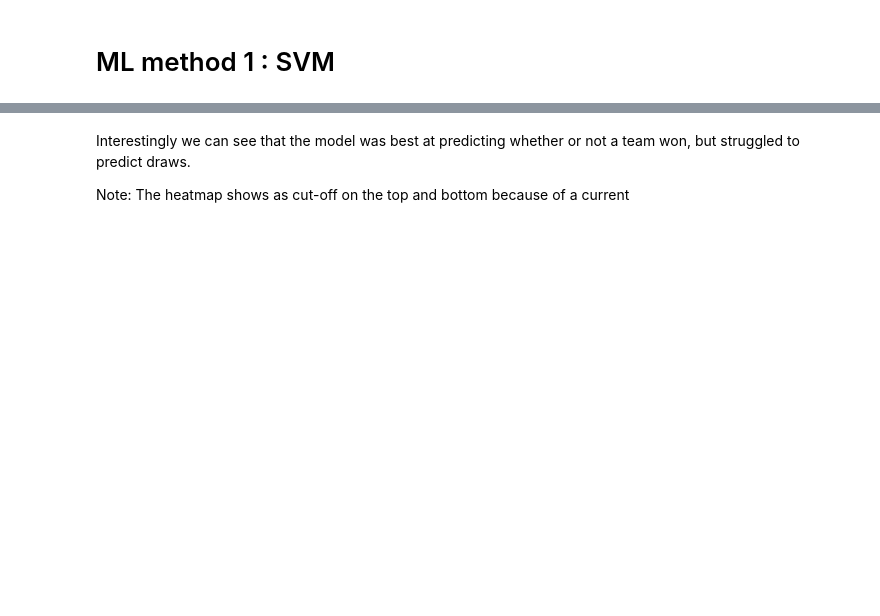
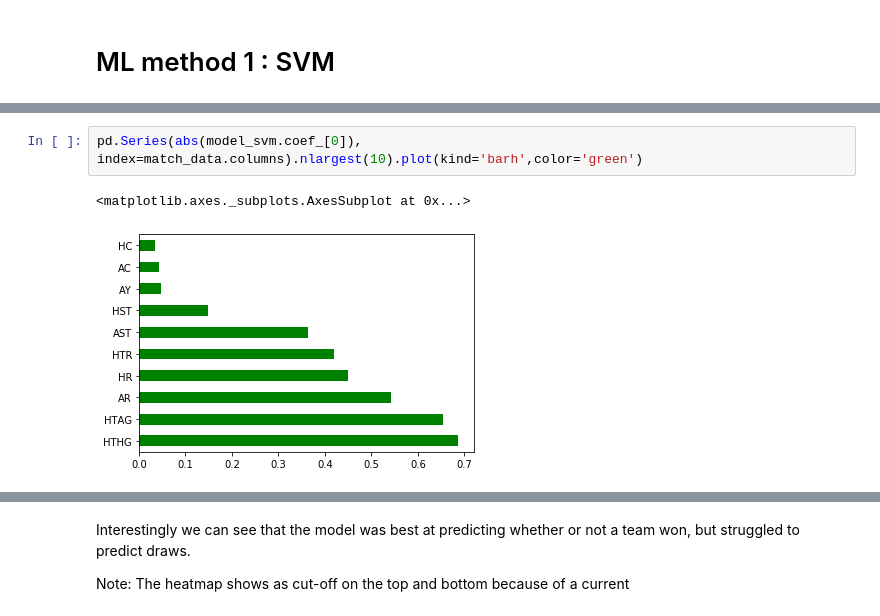
Before and after one commit to wgbarron/Soccer-Game-Predictor, a Jupyter notebook: Championship Predictor.ipynb, the cells around one changed output, grey strips where cells are left out. Saved outputs shown, nothing was run; the diff lists cells and outputs as text; blank space fills up the shorter version.

```diff
--- a/Championship Predictor.ipynb
+++ b/Championship Predictor.ipynb
@@ -171,0 +159,5 @@ model_svm.score(X_test, y_test)
+# %%
+pd.Series(abs(model_svm.coef_[0]), index=match_data.columns).nlargest(10).plot(kind='barh',color='green')
+# %% [output]
+<matplotlib.axes._subplots.AxesSubplot at 0x...>
+[figure, added]
```
Also changed, not shown: parts of 23 cells of this notebook.
